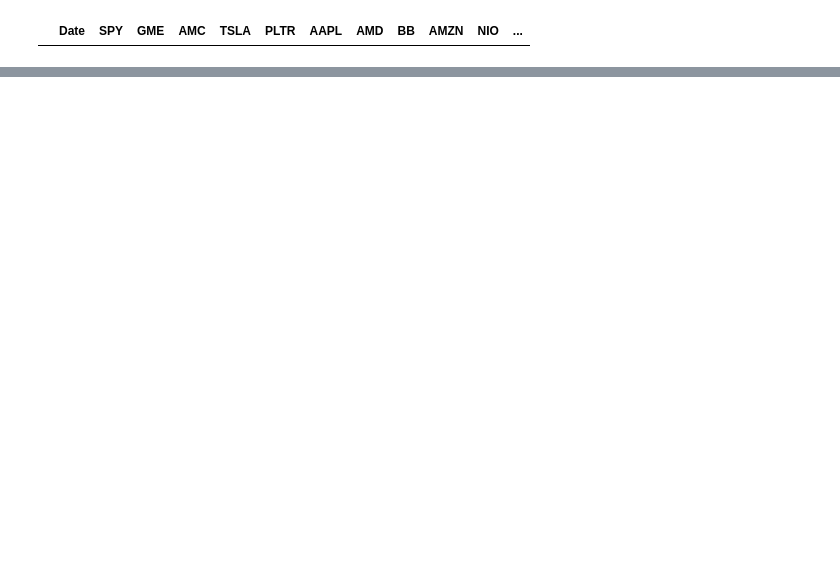
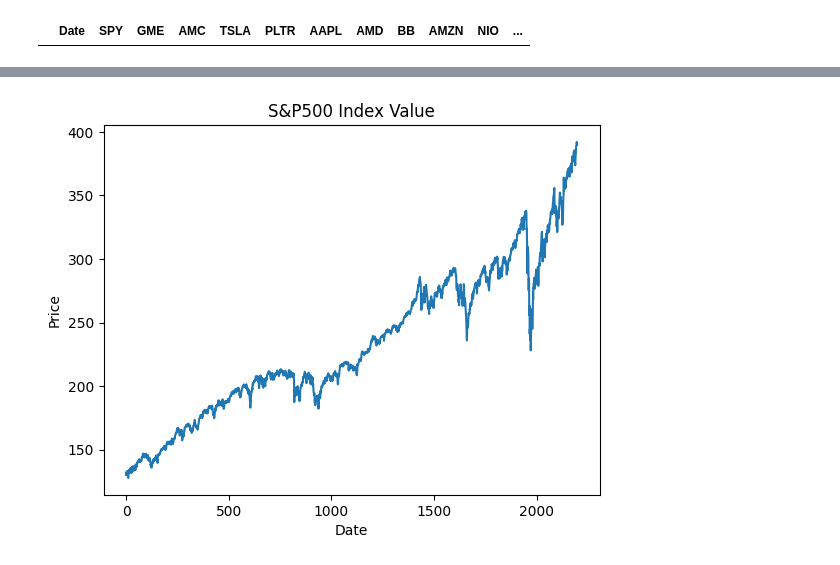
Before and after one commit to SebastianDixon/WSB_Quant, a Jupyter notebook: WSB_2.ipynb, the cells around one changed output, grey strips where cells are left out. Saved outputs shown, nothing was run; the diff lists cells and outputs as text; code cells hidden in the pictures; blank space fills up the shorter version.

```diff
--- a/WSB_2.ipynb
+++ b/WSB_2.ipynb
@@ -656,0 +678,4 @@ positions.head()
+# %%
+positions = pd.read_csv('/content/drive/My Drive/positions_17_04_2024.csv')
+stocks = pd.read_csv('/content/drive/My Drive/stocks_17_04_2024.csv')
+good = pd.read_csv('/content/drive/My Drive/LARGER_DF_16_04_2024.csv')
@@ -656,0 +708,9 @@ positions.head()
+# %%
+spy = stocks['SPY']
+plt.plot(spy)
+plt.title('S&P500 Index Value')
+plt.xlabel('Date')
+plt.ylabel('Price')
+plt.show()
+# %% [output]
+[figure, added]
```
Also changed, not shown: parts of 40 cells of this notebook.
